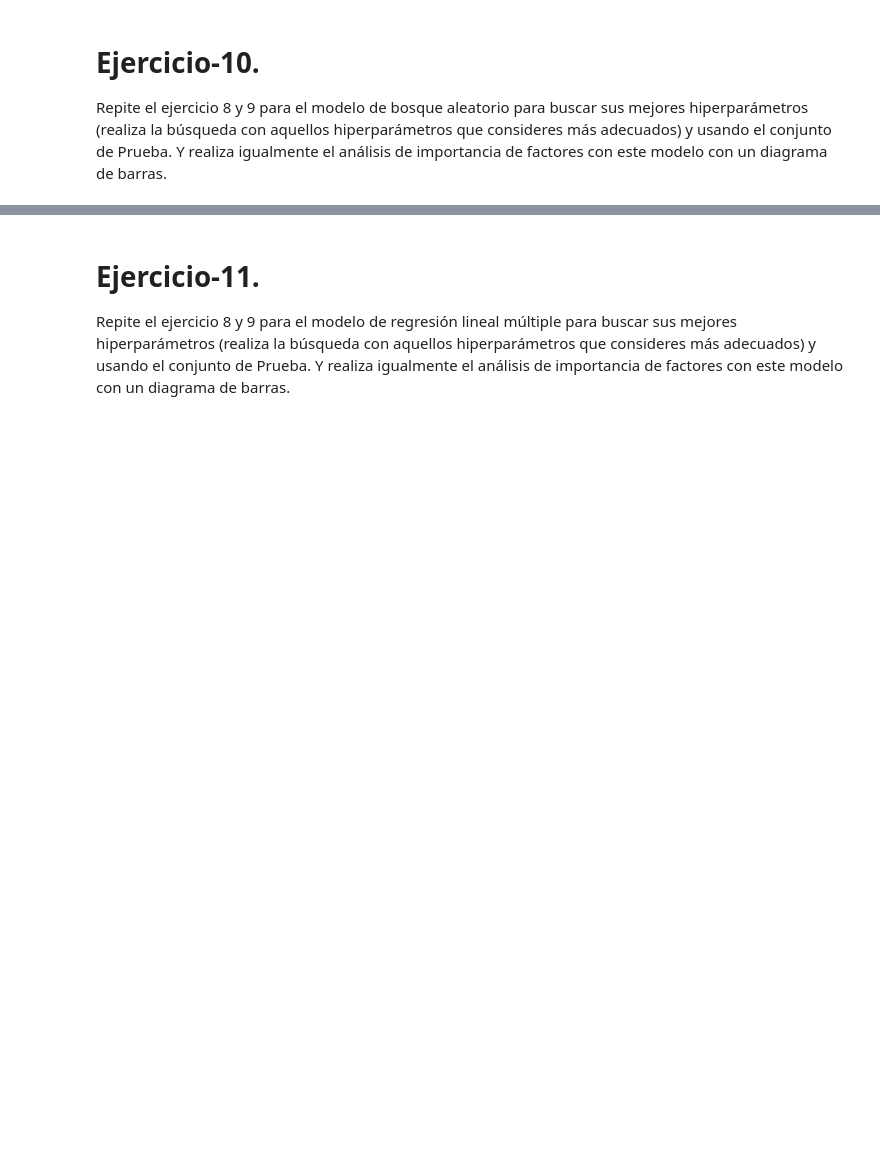
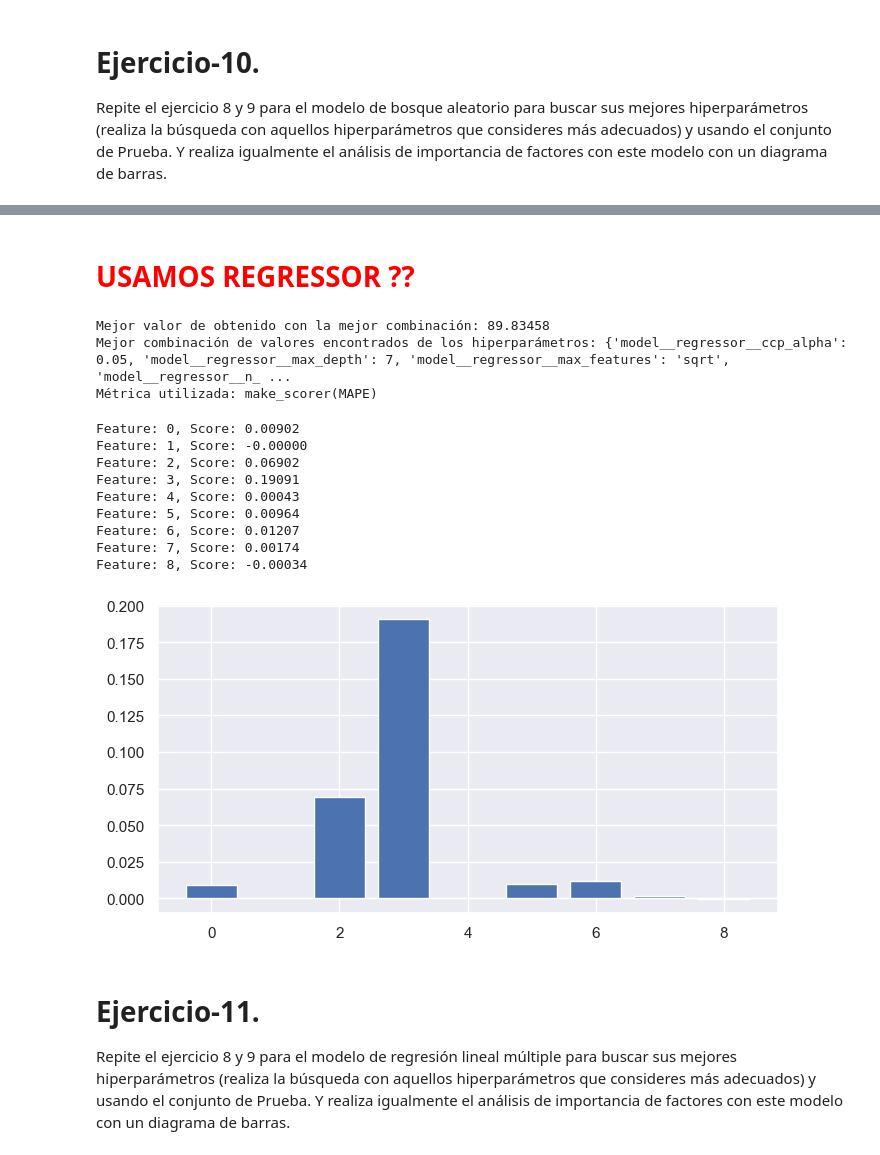
Before and after one commit to diego-carrera/iaa-equipo-30, a Jupyter notebook: semana7/MNA_IAyAA_semana_7_Actividad.ipynb, the cells around one changed output, grey strips where cells are left out. Saved outputs shown, nothing was run; the diff lists cells and outputs as text; code cells hidden in the pictures; blank space fills up the shorter version.

```diff
--- a/semana7/MNA_IAyAA_semana_7_Actividad.ipynb
+++ b/semana7/MNA_IAyAA_semana_7_Actividad.ipynb
@@ -568,3 +652,63 @@ plt.show()
+# %% [markdown]
+<h1 style='color:red'> USAMOS REGRESSOR ?? </h1>
+# %%
+parameters = {
+  'model__regressor__n_estimators': [100, 200, 700],
+  'model__regressor__max_features': ['sqrt', 'log2'],
+  'model__regressor__max_depth' : [4,5,6,7,8],
+  'model__regressor__ccp_alpha': [0.0001, 0.001, 0.05],
+}
+
+rfr_pipe = Pipeline(steps=[('model', TransformedTargetRegressor(regressor=RandomForestRegressor(),
+                                     func=np.log1p,
+                                     inverse_func=np.expm1))])
+rfGrid = GridSearchCV(
+  rfr_pipe,
+  parameters,
+  cv=repeated_k_fold,
+  scoring=make_scorer(MAPE, greater_is_better=True),
+  n_jobs=-1
+)
+rfGrid.fit(X_train_transformed, y_train)
+
+print('Mejor valor de obtenido con la mejor combinación: {:.5f}'.format(rfGrid.best_score_))
+print('Mejor combinación de valores encontrados de los hiperparámetros:', rfGrid.best_params_)
+print('Métrica utilizada:', rfGrid.scoring)
+# %% [output]
+Mejor valor de obtenido con la mejor combinación: 89.83458
+Mejor combinación de valores encontrados de los hiperparámetros: {'model__regressor__ccp_alpha': 0.05, 'model__regressor__max_depth': 7, 'model__regressor__max_features': 'sqrt', 'model__regressor__n_ ...
+Métrica utilizada: make_scorer(MAPE)
+# %%
+rfr_regressor = RandomForestRegressor(
+    n_estimators=100,
+    max_features='sqrt',
+    max_depth=7,
+    ccp_alpha=0.05,
+    n_jobs=-1
+)
+
+final_RF = Pipeline(steps=[('model', TransformedTargetRegressor(regressor=rfr_regressor,
+                                                                func=np.log1p,
+                                                                inverse_func=np.expm1))])
+
+final_RF.fit(X_train_transformed, y_train)
+importance = permutation_importance(final_RF, X_train_transformed, y_train, n_repeats=10)
+for i,v in enumerate(importance['importances_mean']):
+	print('Feature: %0d, Score: %.5f' % (i,v))
+
+plt.bar([x for x in range(len(importance['importances_mean']))], importance['importances_mean'])
+plt.show()
+# %% [output]
+Feature: 0, Score: 0.00902
+Feature: 1, Score: -0.00000
+Feature: 2, Score: 0.06902
+Feature: 3, Score: 0.19091
+Feature: 4, Score: 0.00043
+Feature: 5, Score: 0.00964
+Feature: 6, Score: 0.01207
+Feature: 7, Score: 0.00174
+Feature: 8, Score: -0.00034
+[figure, added]
 # %% [markdown]
 # **Ejercicio-11.**
 
```
Also changed, not shown: parts of 14 cells of this notebook.
